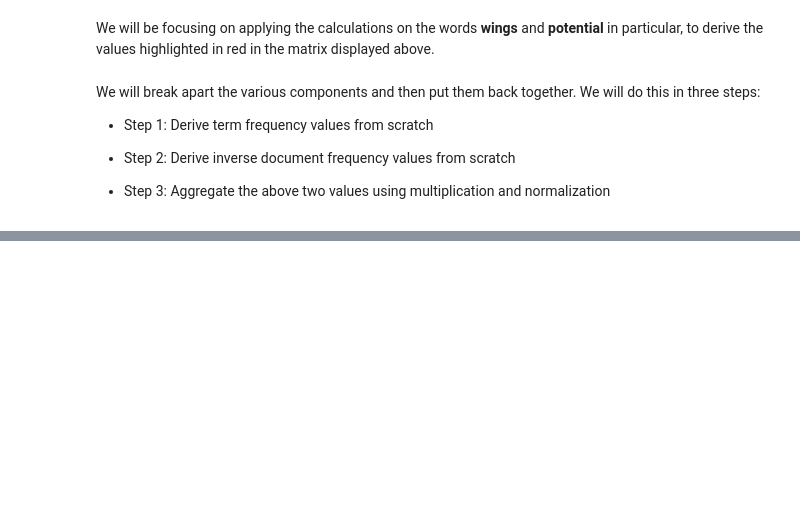
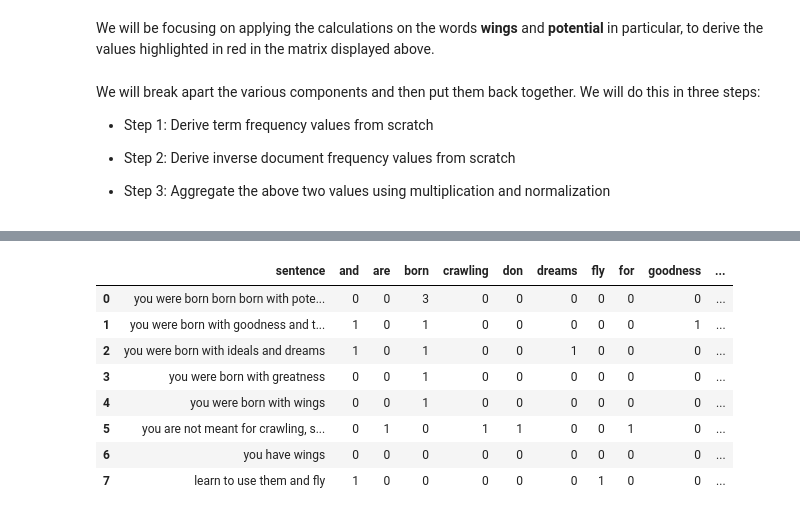
Before and after one commit to sagar9926/Natural-Language-Processing, a Jupyter notebook: TFIDF_in_sentiment_analysis.ipynb, the cells around one changed output, grey strips where cells are left out. Drawn from its saved outputs; the diff is of its cells as text; code cells hidden in the pictures; blank space fills up the shorter version.

```diff
--- a/TFIDF_in_sentiment_analysis.ipynb
+++ b/TFIDF_in_sentiment_analysis.ipynb
@@ -77,0 +80,23 @@ We will break apart the various components and then put them back together. We w
+# %%
+from sklearn.feature_extraction.text import CountVectorizer
+count_vect = CountVectorizer()
+X_train_counts = count_vect.fit_transform(corpus)
+terms = count_vect.get_feature_names()
+
+countvec_matrix = pd.DataFrame(columns = ["sentence"] + terms)
+countvec_matrix["sentence"] = corpus
+for i in range(len(corpus)):
+  countvec_matrix.iloc[i,1:] = X_train_counts[i].toarray()[0]
+
+
+countvec_matrix
+# %% [output]
+|  | sentence | and | are | born | crawling | don | dreams | fly | for | goodness | ... |
+| 0 | you were born born born with pote... | 0 | 0 | 3 | 0 | 0 | 0 | 0 | 0 | 0 | ... |
+| 1 | you were born with goodness and t... | 1 | 0 | 1 | 0 | 0 | 0 | 0 | 0 | 1 | ... |
+| 2 | you were born with ideals and dreams | 1 | 0 | 1 | 0 | 0 | 1 | 0 | 0 | 0 | ... |
+| 3 | you were born with greatness | 0 | 0 | 1 | 0 | 0 | 0 | 0 | 0 | 0 | ... |
+| 4 | you were born with wings | 0 | 0 | 1 | 0 | 0 | 0 | 0 | 0 | 0 | ... |
+| 5 | you are not meant for crawling, s... | 0 | 1 | 0 | 1 | 1 | 0 | 0 | 1 | 0 | ... |
+| 6 | you have wings | 0 | 0 | 0 | 0 | 0 | 0 | 0 | 0 | 0 | ... |
+| 7 | learn to use them and fly | 1 | 0 | 0 | 0 | 0 | 0 | 1 | 0 | 0 | ... |
```
Also changed, not shown: parts of 14 cells of this notebook.
